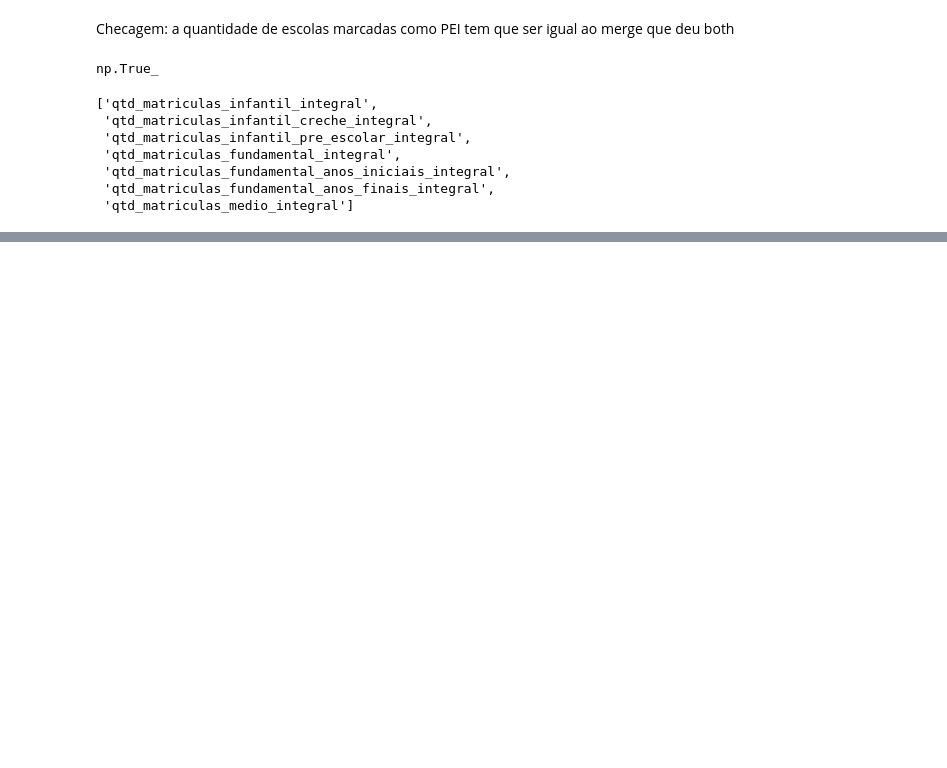
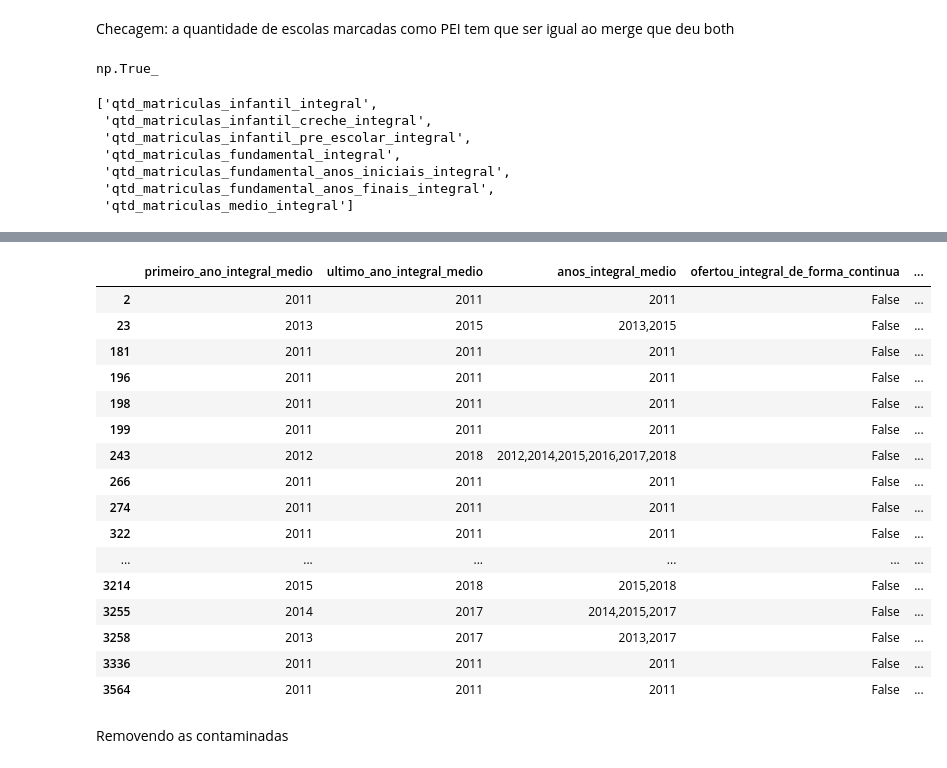
Before and after one commit to h-pgy/exclusao_social_pei, a Jupyter notebook: 04-data_munging.ipynb, the cells around one changed output, grey strips where cells are left out. Cells and saved outputs as stored; diff of their text form; code cells hidden in the pictures; blank space fills up the shorter version.

```diff
--- a/04-data_munging.ipynb
+++ b/04-data_munging.ipynb
@@ -177,0 +367,2 @@ df_censo
+# %%
+df['contaminado_porque_saiu'] = df['ofertou_integral_de_forma_continua'] & df['is_PEI_and_possui_medio_integral'] & ~df['ofertou_integral_ate_2018']
@@ -177,0 +375,2 @@ df_censo
+# %%
+df['contaminado_porque_nao_teve_consistencia'] = df['is_PEI_and_possui_medio_integral'] & ~df['ofertou_integral_de_forma_continua']
@@ -177,0 +389,4 @@ df_censo
+# %%
+escolas_contaminadas = df[df['contaminado_porque_nao_teve_consistencia']]['codigo_escola'].unique()
+# %%
+pd.set_option('display.max_rows', None)
@@ -177,0 +414,27 @@ df_censo
+# %%
+df_contaminadas = df[df['codigo_escola'].isin(escolas_contaminadas)].copy()
+df_contaminadas.drop_duplicates(subset=['codigo_escola'], inplace=True)
+df_contaminadas[['primeiro_ano_integral_medio',
+       'ultimo_ano_integral_medio', 'anos_integral_medio',
+       'ofertou_integral_de_forma_continua', 'ofertou_integral_ate_2018',
+       'tratamento']]
+# %% [output]
+|  | primeiro_ano_integral_medio | ultimo_ano_integral_medio | anos_integral_medio | ofertou_integral_de_forma_continua | ... |
+| 2 | 2011 | 2011 | 2011 | False | ... |
+| 23 | 2013 | 2015 | 2013,2015 | False | ... |
+| 181 | 2011 | 2011 | 2011 | False | ... |
+| 196 | 2011 | 2011 | 2011 | False | ... |
+| 198 | 2011 | 2011 | 2011 | False | ... |
+| 199 | 2011 | 2011 | 2011 | False | ... |
+| 243 | 2012 | 2018 | 2012,2014,2015,2016,2017,2018 | False | ... |
+| 266 | 2011 | 2011 | 2011 | False | ... |
+| 274 | 2011 | 2011 | 2011 | False | ... |
+| 322 | 2011 | 2011 | 2011 | False | ... |
+| ... | ... | ... | ... | ... | ... |
+| 3214 | 2015 | 2018 | 2015,2018 | False | ... |
+| 3255 | 2014 | 2017 | 2014,2015,2017 | False | ... |
+| 3258 | 2013 | 2017 | 2013,2017 | False | ... |
+| 3336 | 2011 | 2011 | 2011 | False | ... |
+| 3564 | 2011 | 2011 | 2011 | False | ... |
+# %% [markdown]
+Removendo as contaminadas
```
Also changed, not shown: parts of 77 cells of this notebook, 2 other files.
